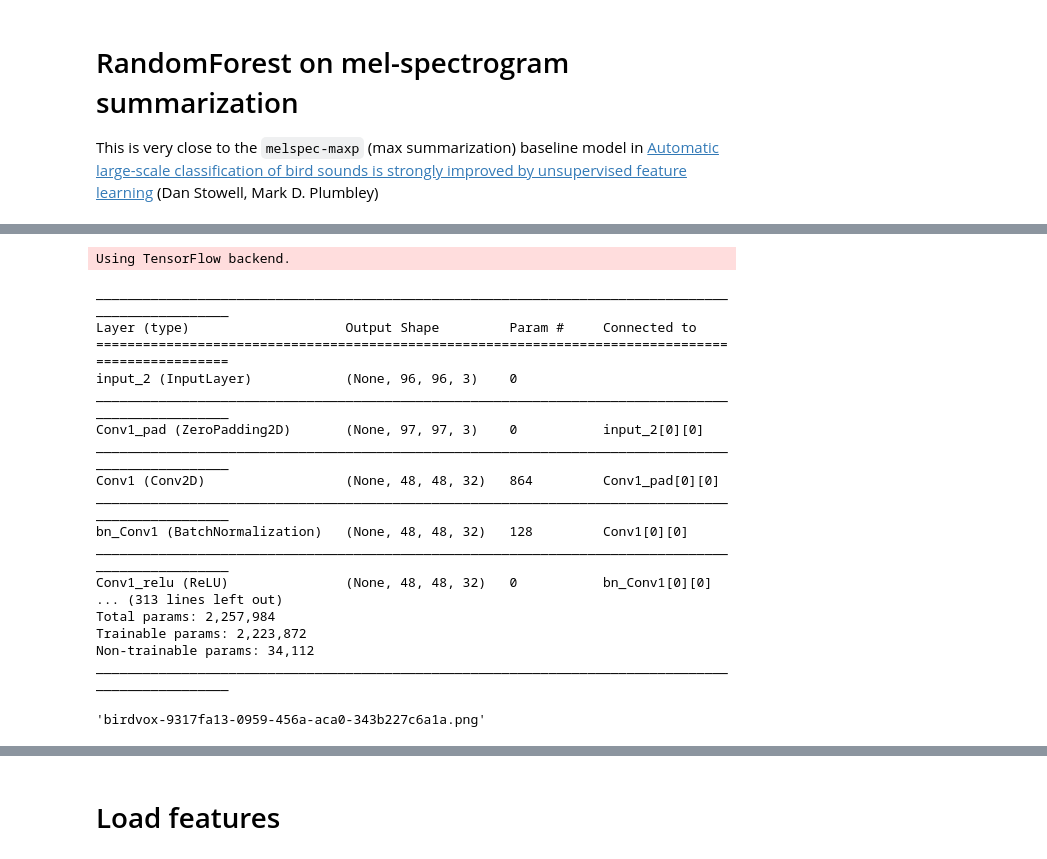
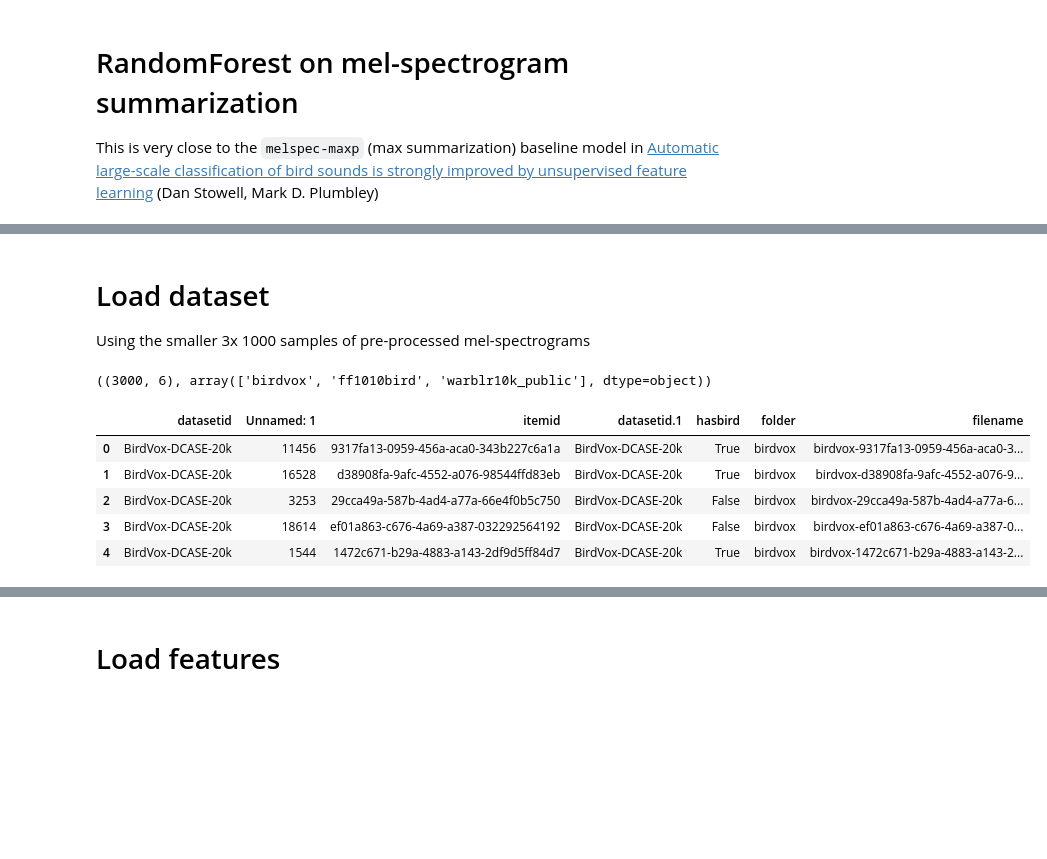
Before and after one commit to jonnor/birddetect, a Jupyter notebook: RandomForest summarization.ipynb, the cells around one changed output, grey strips where cells are left out. Saved outputs shown, nothing was run; the diff lists cells and outputs as text; code cells hidden in the pictures; blank space fills up the shorter version.

```diff
--- a/RandomForest summarization.ipynb
+++ b/RandomForest summarization.ipynb
@@ -87,41 +29,22 @@ trainset['filename'] = feature_images
-# %%
-def build_model(img_shape):
-    from keras.applications import mobilenet_v2
-    model = mobilenet_v2.MobileNetV2(weights='imagenet',
-                           input_shape=(img_shape[0], img_shape[1], 3),
-                           include_top=False, pooling='avg')
-    preprocess_input = mobilenet_v2.preprocess_input
-    return model, preprocess_input
-
-image_shape = (96, 96)
-MobileNet = build_model(image_shape)
-# %% [output]
-Using TensorFlow backend.
-# %%
-MobileNet[0].summary()
-# %% [output]
-__________________________________________________________________________________________________
-Layer (type)                    Output Shape         Param #     Connected to
-==================================================================================================
-input_2 (InputLayer)            (None, 96, 96, 3)    0
-__________________________________________________________________________________________________
-Conv1_pad (ZeroPadding2D)       (None, 97, 97, 3)    0           input_2[0][0]
-__________________________________________________________________________________________________
-Conv1 (Conv2D)                  (None, 48, 48, 32)   864         Conv1_pad[0][0]
-__________________________________________________________________________________________________
-bn_Conv1 (BatchNormalization)   (None, 48, 48, 32)   128         Conv1[0][0]
-__________________________________________________________________________________________________
-Conv1_relu (ReLU)               (None, 48, 48, 32)   0           bn_Conv1[0][0]
-... (313 lines left out)
-Total params: 2,257,984
-Trainable params: 2,223,872
-Non-trainable params: 34,112
-__________________________________________________________________________________________________
+# %% [markdown]
+# Load dataset
+
+Using the smaller 3x 1000 samples of pre-processed mel-spectrograms
+# %%
+trainset = pandas.read_csv('data/train3x1k.csv')
+trainset.shape, trainset.folder.unique()
+# %% [output]
+((3000, 6), array(['birdvox', 'ff1010bird', 'warblr10k_public'], dtype=object))
 # %%
 def file_name(folder, itemid):
     import os.path
     return os.path.join('{}-{}.png'.format(folder, itemid))
 trainset['filename'] = [ file_name(*t) for t in zip(trainset.folder, trainset.itemid) ]
-trainset.filename[0]
+trainset.head()
 # %% [output]
-'birdvox-9317fa13-0959-456a-aca0-343b227c6a1a.png'
+|  | datasetid | Unnamed: 1 | itemid | datasetid.1 | hasbird | folder | filename |
+| 0 | BirdVox-DCASE-20k | 11456 | 9317fa13-0959-456a-aca0-343b227c6a1a | BirdVox-DCASE-20k | True | birdvox | birdvox-9317fa13-0959-456a-aca0-3... |
+| 1 | BirdVox-DCASE-20k | 16528 | d38908fa-9afc-4552-a076-98544ffd83eb | BirdVox-DCASE-20k | True | birdvox | birdvox-d38908fa-9afc-4552-a076-9... |
+| 2 | BirdVox-DCASE-20k | 3253 | 29cca49a-587b-4ad4-a77a-66e4f0b5c750 | BirdVox-DCASE-20k | False | birdvox | birdvox-29cca49a-587b-4ad4-a77a-6... |
+| 3 | BirdVox-DCASE-20k | 18614 | ef01a863-c676-4a69-a387-032292564192 | BirdVox-DCASE-20k | False | birdvox | birdvox-ef01a863-c676-4a69-a387-0... |
+| 4 | BirdVox-DCASE-20k | 1544 | 1472c671-b29a-4883-a143-2df9d5ff84d7 | BirdVox-DCASE-20k | True | birdvox | birdvox-1472c671-b29a-4883-a143-2... |
```
Also changed, not shown: parts of 28 cells of this notebook, 2 other files.
